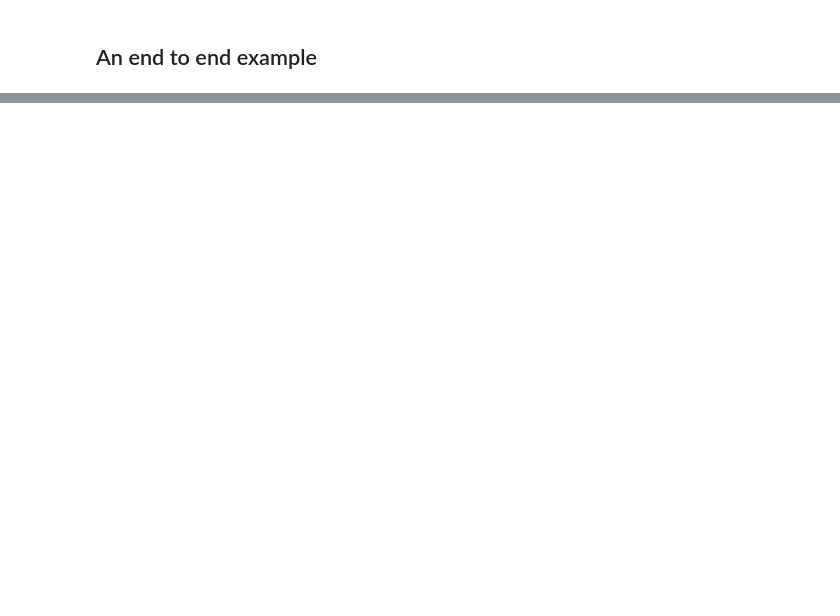
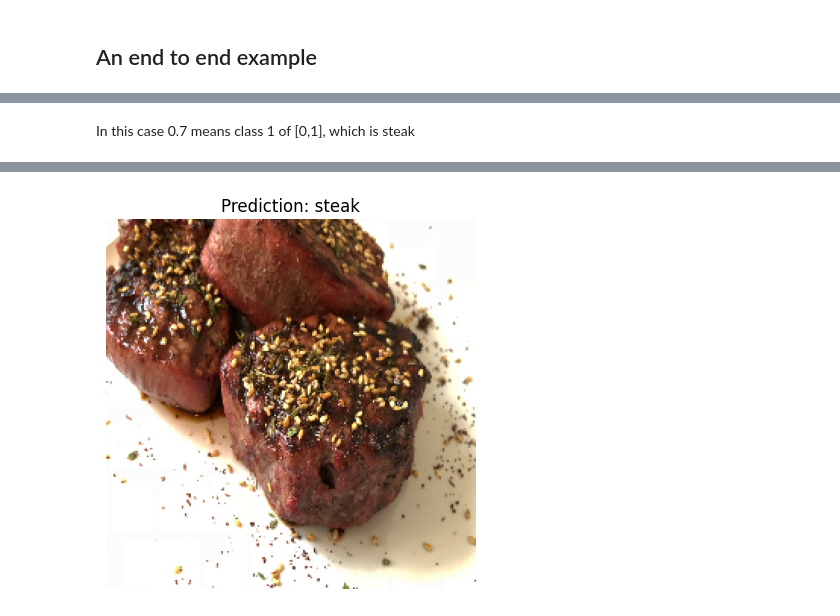
Before and after one commit to sixpounder/notebooks, a Jupyter notebook: 03_Convolutional_Neural_Networks.ipynb, the cells around one changed output, grey strips where cells are left out. Drawn from its saved outputs; the diff is of its cells as text; code cells hidden in the pictures; blank space fills up the shorter version.

```diff
--- a/03_Convolutional_Neural_Networks.ipynb
+++ b/03_Convolutional_Neural_Networks.ipynb
@@ -183,0 +120,2 @@ Epoch 5/5
+# %%
+img = view_random_image("datasets/pizza_steak/train", "pizza")
@@ -183,0 +193,11 @@ Epoch 5/5
+# %%
+# Maybe let's shuffle the training data
+
+# Setup paths to data directories
+train_dir = "datasets/pizza_steak/train"
+test_dir = "datasets/pizza_steak/test"
+
+train_data_augmented_and_shuffled = train_datagen_augmented.flow_from_directory(train_dir, target_size=(244, 244), batch_size=32, class_mode="binary", shuffle=True)
+
+# create non augmented test data
+test_data = test_datagen.flow_from_directory(test_dir, target_size=(244, 244), batch_size=32, class_mode="binary", shuffle=True)
@@ -183,0 +295,17 @@ Epoch 5/5
+# %%
+# Write an helper to adapt custom images to the shape required by the model
+
+def load_and_prep_image(filename, shape=[244, 244]):
+    """Loads and rescales an image to target shape"""
+    img = tf.io.read_file(filename)
+
+    # decode into a tensor
+    img = tf.image.decode_image(img)
+
+    # resize
+    img = tf.image.resize(img, size=shape)
+
+    # rescale values
+    img = img / 255
+
+    return img
@@ -183,0 +339,16 @@ Epoch 5/5
+# %% [markdown]
+In this case 0.7 means class 1 of [0,1], which is steak
+# %%
+def pred_and_plot(model, filename, class_names=['pizza', 'steak']):
+    img = load_and_prep_image(filename)
+
+    pred = model.predict(tf.expand_dims(img, axis=0))
+
+    pred_class = class_names[int(tf.round(pred))]
+
+    plt.imshow(img)
+    plt.title(f"Prediction: {pred_class}")
+    plt.axis(False);
+# %%
+pred_and_plot(model_8, "Recipe_Grilled_Steak_with_Zaatar_optimized.jpg")
+# %% [output]
@@ -183,0 +356 @@ Epoch 5/5
+[figure, added]
```
Also changed, not shown: parts of 27 cells of this notebook, 12 other files.
